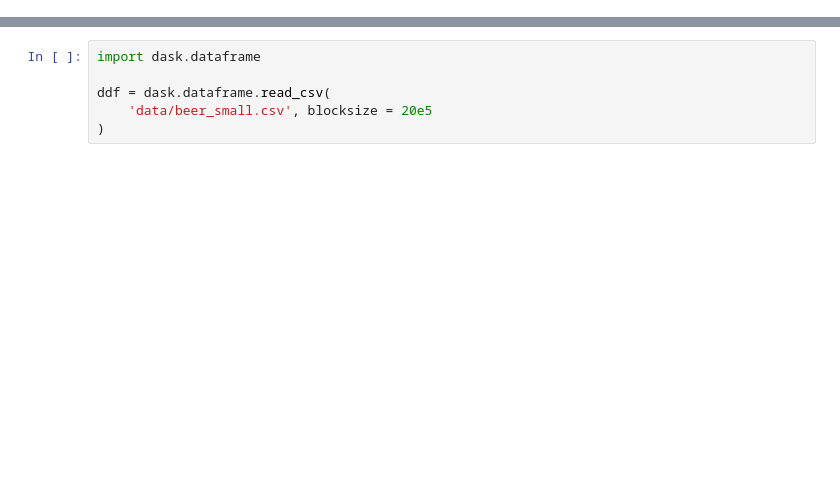
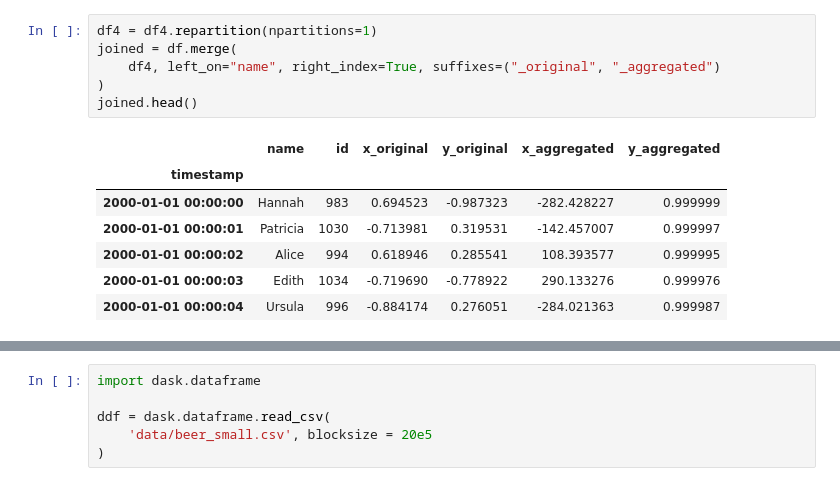
Before and after one commit to roddavalosG/proyecto_dask, a Jupyter notebook: 00_intro_a_dask.ipynb, the cells around one changed output, grey strips where cells are left out. Saved outputs shown, nothing was run; the diff lists cells and outputs as text; blank space fills up the shorter version.

```diff
--- a/00_intro_a_dask.ipynb
+++ b/00_intro_a_dask.ipynb
@@ -51,0 +298,14 @@ Worker: 1
+# %%
+df4 = df4.repartition(npartitions=1)
+joined = df.merge(
+    df4, left_on="name", right_index=True, suffixes=("_original", "_aggregated")
+)
+joined.head()
+# %% [output]
+|  | name | id | x_original | y_original | x_aggregated | y_aggregated |
+| timestamp |  |  |  |  |  |  |
+| 2000-01-01 00:00:00 | Hannah | 983 | 0.694523 | -0.987323 | -282.428227 | 0.999999 |
+| 2000-01-01 00:00:01 | Patricia | 1030 | -0.713981 | 0.319531 | -142.457007 | 0.999997 |
+| 2000-01-01 00:00:02 | Alice | 994 | 0.618946 | 0.285541 | 108.393577 | 0.999995 |
+| 2000-01-01 00:00:03 | Edith | 1034 | -0.719690 | -0.778922 | 290.133276 | 0.999976 |
+| 2000-01-01 00:00:04 | Ursula | 996 | -0.884174 | 0.276051 | -284.021363 | 0.999987 |
```
Also changed, not shown: parts of 71 cells of this notebook, 18 other files.
